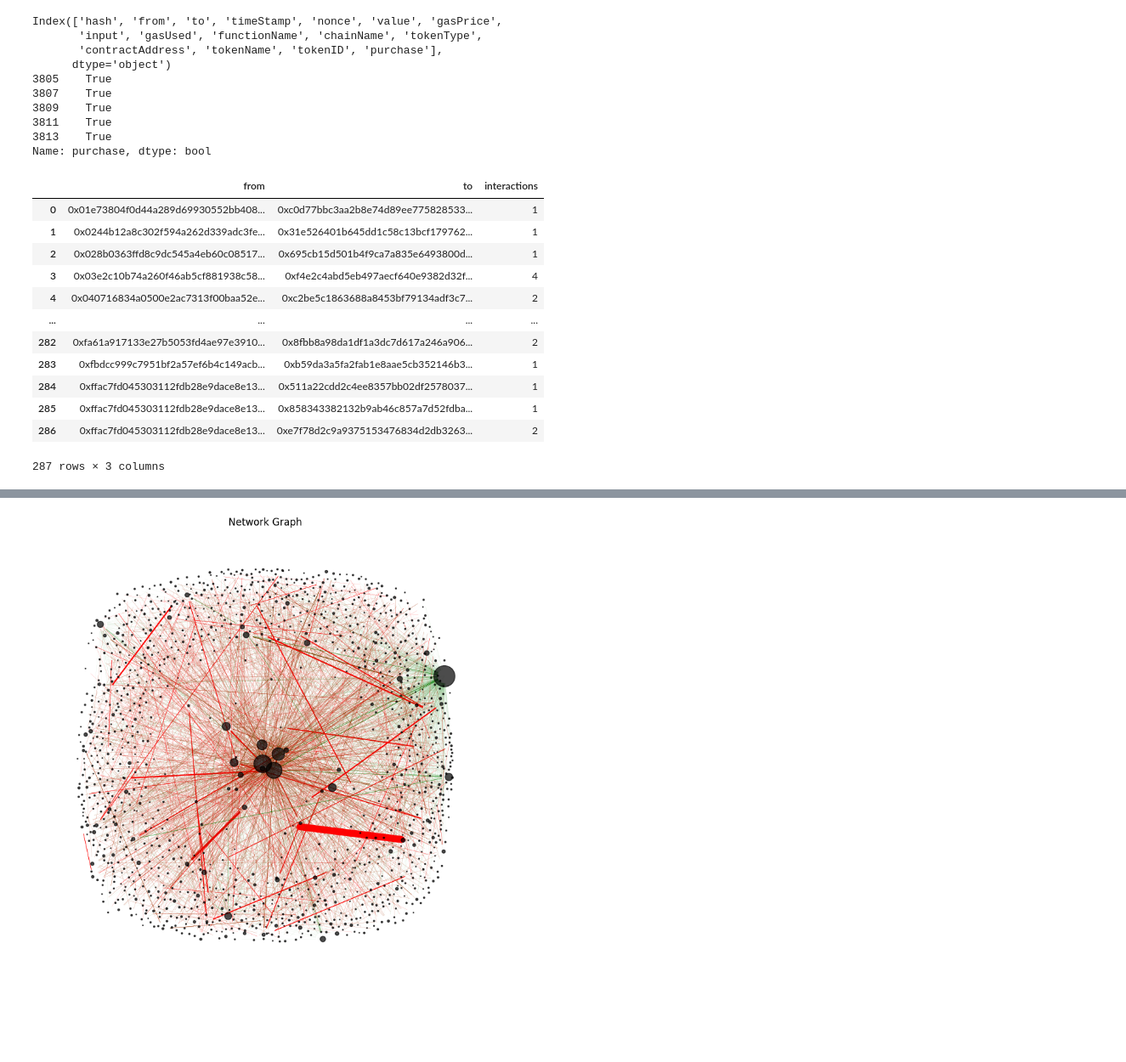
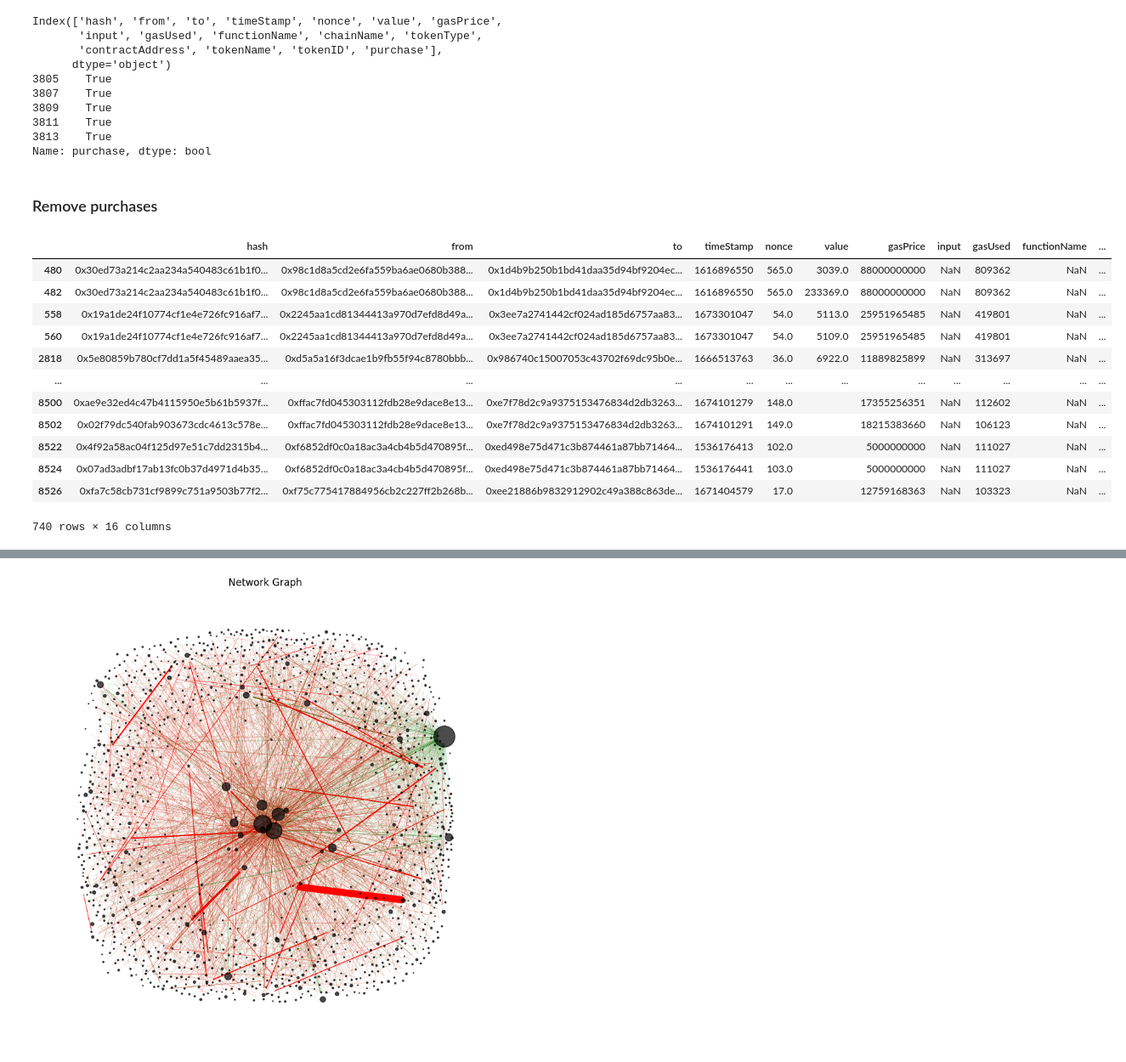
Before and after one commit to dariothuerkauf/address-clustering, a Jupyter notebook: python/dcl-land.ipynb, the cells around one changed output, grey strips where cells are left out. Shown at 85% size. Drawn from its saved outputs; the diff is of its cells as text; code cells hidden in the pictures; blank space fills up the shorter version.

```diff
--- a/python/dcl-land.ipynb
+++ b/python/dcl-land.ipynb
@@ -94,22 +97,23 @@ Index(['hash', 'from', 'to', 'timeStamp', 'nonce', 'value', 'gasPrice',
 3811    True
 3813    True
 Name: purchase, dtype: bool
+# %% [markdown]
+### Remove purchases
 # %%
 transfers = df[df['purchase']==False]
 transfers = transfers[transfers['tokenName']!='Decentraland Land Balance']
-from_to_pairs = transfers.groupby(['from', 'to']).size().reset_index(name='interactions')
-from_to_pairs
+transfers
 # %% [output]
-|  | from | to | interactions |
-| 0 | 0x01e73804f0d44a289d69930552bb408... | 0xc0d77bbc3aa2b8e74d89ee775828533... | 1 |
-| 1 | 0x0244b12a8c302f594a262d339adc3fe... | 0x31e526401b645dd1c58c13bcf179762... | 1 |
-| 2 | 0x028b0363ffd8c9dc545a4eb60c08517... | 0x695cb15d501b4f9ca7a835e6493800d... | 1 |
-| 3 | 0x03e2c10b74a260f46ab5cf881938c58... | 0xf4e2c4abd5eb497aecf640e9382d32f... | 4 |
-| 4 | 0x040716834a0500e2ac7313f00baa52e... | 0xc2be5c1863688a8453bf79134adf3c7... | 2 |
-| ... | ... | ... | ... |
-| 282 | 0xfa61a917133e27b5053fd4ae97e3910... | 0x8fbb8a98da1df1a3dc7d617a246a906... | 2 |
-| 283 | 0xfbdcc999c7951bf2a57ef6b4c149acb... | 0xb59da3a5fa2fab1e8aae5cb352146b3... | 1 |
-| 284 | 0xffac7fd045303112fdb28e9dace8e13... | 0x511a22cdd2c4ee8357bb02df2578037... | 1 |
-| 285 | 0xffac7fd045303112fdb28e9dace8e13... | 0x858343382132b9ab46c857a7d52fdba... | 1 |
-| 286 | 0xffac7fd045303112fdb28e9dace8e13... | 0xe7f78d2c9a9375153476834d2db3263... | 2 |
+|  | hash | from | to | timeStamp | nonce | value | gasPrice | input | gasUsed | functionName | ... |
+| 480 | 0x30ed73a214c2aa234a540483c61b1f0... | 0x98c1d8a5cd2e6fa559ba6ae0680b388... | 0x1d4b9b250b1bd41daa35d94bf9204ec... | 1616896550 | 565.0 | 3039.0 | 88000000000 | NaN | 809362 | NaN | ... |
+| 482 | 0x30ed73a214c2aa234a540483c61b1f0... | 0x98c1d8a5cd2e6fa559ba6ae0680b388... | 0x1d4b9b250b1bd41daa35d94bf9204ec... | 1616896550 | 565.0 | 233369.0 | 88000000000 | NaN | 809362 | NaN | ... |
+| 558 | 0x19a1de24f10774cf1e4e726fc916af7... | 0x2245aa1cd81344413a970d7efd8d49a... | 0x3ee7a2741442cf024ad185d6757aa83... | 1673301047 | 54.0 | 5113.0 | 25951965485 | NaN | 419801 | NaN | ... |
+| 560 | 0x19a1de24f10774cf1e4e726fc916af7... | 0x2245aa1cd81344413a970d7efd8d49a... | 0x3ee7a2741442cf024ad185d6757aa83... | 1673301047 | 54.0 | 5109.0 | 25951965485 | NaN | 419801 | NaN | ... |
+| 2818 | 0x5e80859b780cf7dd1a5f45489aaea35... | 0xd5a5a16f3dcae1b9fb55f94c8780bbb... | 0x986740c15007053c43702f69dc95b0e... | 1666513763 | 36.0 | 6922.0 | 11889825899 | NaN | 313697 | NaN | ... |
+| ... | ... | ... | ... | ... | ... | ... | ... | ... | ... | ... | ... |
+| 8500 | 0xae9e32ed4c47b4115950e5b61b5937f... | 0xffac7fd045303112fdb28e9dace8e13... | 0xe7f78d2c9a9375153476834d2db3263... | 1674101279 | 148.0 |  | 17355256351 | NaN | 112602 | NaN | ... |
+| 8502 | 0x02f79dc540fab903673cdc4613c578e... | 0xffac7fd045303112fdb28e9dace8e13... | 0xe7f78d2c9a9375153476834d2db3263... | 1674101291 | 149.0 |  | 18215383660 | NaN | 106123 | NaN | ... |
+| 8522 | 0x4f92a58ac04f125d97e51c7dd2315b4... | 0xf6852df0c0a18ac3a4cb4b5d470895f... | 0xed498e75d471c3b874461a87bb71464... | 1536176413 | 102.0 |  | 5000000000 | NaN | 111027 | NaN | ... |
+| 8524 | 0x07ad3adbf17ab13fc0b37d4971d4b35... | 0xf6852df0c0a18ac3a4cb4b5d470895f... | 0xed498e75d471c3b874461a87bb71464... | 1536176441 | 103.0 |  | 5000000000 | NaN | 111027 | NaN | ... |
+| 8526 | 0xfa7c58cb731cf9899c751a9503b77f2... | 0xf75c775417884956cb2c227ff2b268b... | 0xee21886b9832912902c49a388c863de... | 1671404579 | 17.0 |  | 12759168363 | NaN | 103323 | NaN | ... |
-287 rows × 3 columns
+740 rows × 16 columns
```
Also changed, not shown: parts of 12 cells of this notebook, 1 other file.
